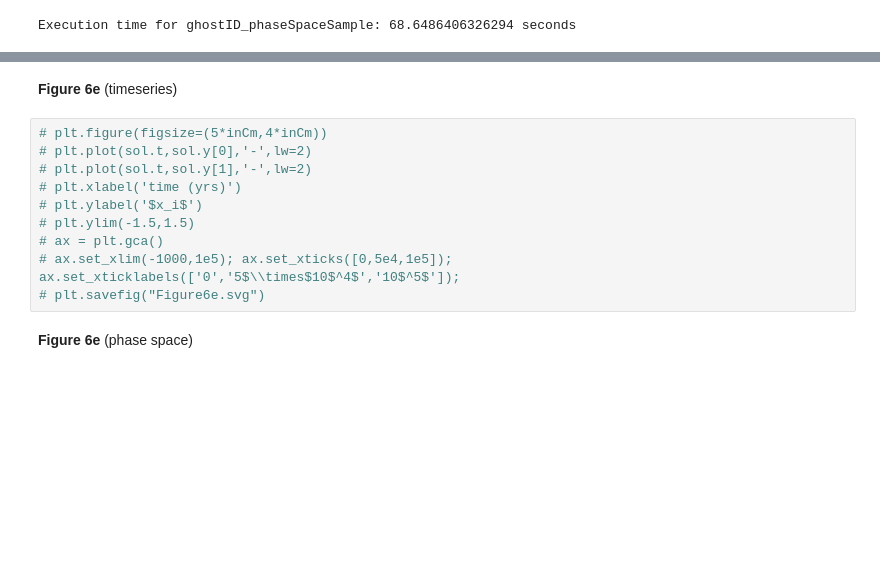
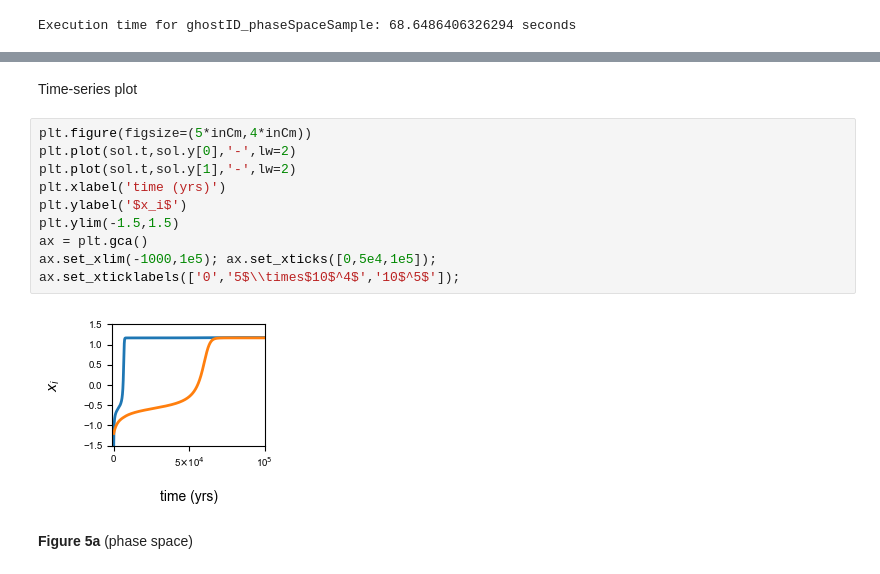
Before and after one commit to KochLabCode/PyGhostID, a Jupyter notebook: paper/Figure 5/Figure5.ipynb, the cells around one changed output, grey strips where cells are left out. Drawn from its saved outputs; the diff is of its cells as text; blank space fills up the shorter version.

```diff
--- a/paper/Figure 5/Figure5.ipynb
+++ b/paper/Figure 5/Figure5.ipynb
@@ -99,19 +104,20 @@ print("Number of unique ghosts identified from phase space sample: ", len(ghostL
 # %% [output]
 Number of unique ghosts identified from phase space sample:  3
 # %% [markdown]
-**Figure 6e** (timeseries)
+Time-series plot
 # %%
-# plt.figure(figsize=(5*inCm,4*inCm))
-# plt.plot(sol.t,sol.y[0],'-',lw=2)
-# plt.plot(sol.t,sol.y[1],'-',lw=2)
-# plt.xlabel('time (yrs)')
-# plt.ylabel('$x_i$')
-# plt.ylim(-1.5,1.5)
-# ax = plt.gca()
-# ax.set_xlim(-1000,1e5); ax.set_xticks([0,5e4,1e5]); ax.set_xticklabels(['0','5$\\times$10$^4$','10$^5$']);
-# plt.savefig("Figure6e.svg")
+plt.figure(figsize=(5*inCm,4*inCm))
+plt.plot(sol.t,sol.y[0],'-',lw=2)
+plt.plot(sol.t,sol.y[1],'-',lw=2)
+plt.xlabel('time (yrs)')
+plt.ylabel('$x_i$')
+plt.ylim(-1.5,1.5)
+ax = plt.gca()
+ax.set_xlim(-1000,1e5); ax.set_xticks([0,5e4,1e5]); ax.set_xticklabels(['0','5$\\times$10$^4$','10$^5$']);
+# %% [output]
+[figure, added]
 # %% [markdown]
-**Figure 6e** (phase space)
+**Figure 5a** (phase space)
 # %%
 xmin=-1.5;xmax=1.5
 ymin=-1.5;ymax=1.5
```
Also changed, not shown: parts of 15 cells of this notebook, 31 other files.
